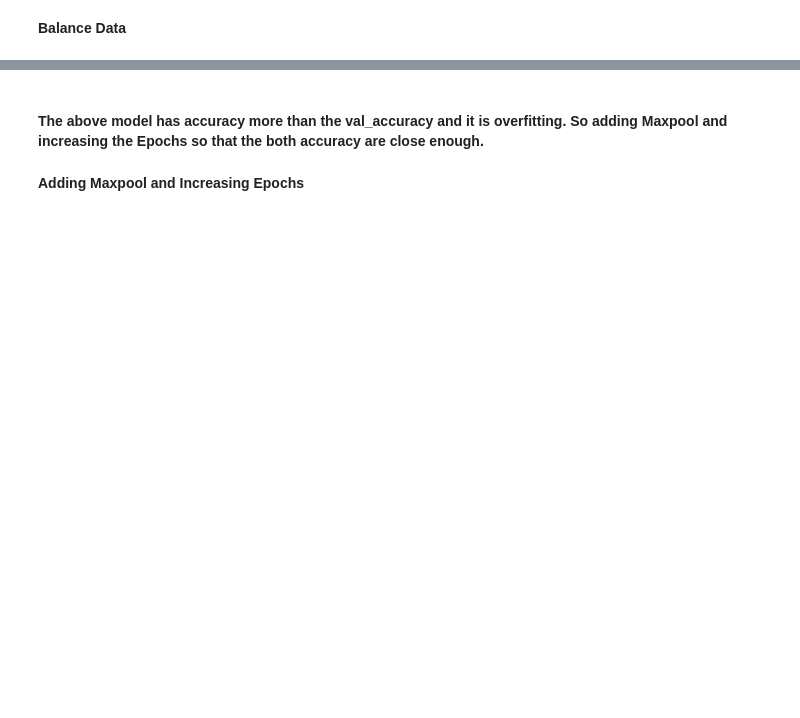
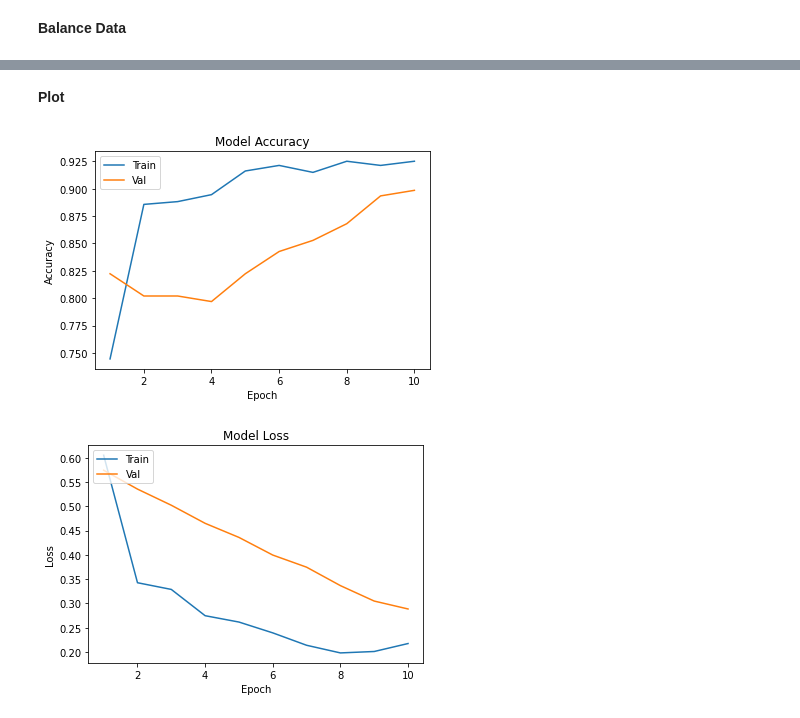
Before and after one commit to sahug/ds-tensorflow, a Jupyter notebook: Tensorflow - Credit Card Fraud Detection Using CNN.ipynb, the cells around one changed output, grey strips where cells are left out. Drawn from its saved outputs; the diff is of its cells as text; code cells hidden in the pictures; blank space fills up the shorter version.

```diff
--- a/Tensorflow - Credit Card Fraud Detection Using CNN.ipynb
+++ b/Tensorflow - Credit Card Fraud Detection Using CNN.ipynb
@@ -68,6 +356,3 @@ x_train.shape, x_test.shape
 scaler = StandardScaler()
 x_train = scaler.fit_transform(x_train)
 x_test = scaler.transform(x_test)
-# %%
-y_train = y_train.to_numpy()
-y_test = y_test.to_numpy()
@@ -84,15 +367,16 @@ x_train.shape, x_test.shape
 # %%
-epochs = 20
 model = Sequential()
 
 # Layer 1
 model.add(Conv1D(32, 2, activation="relu", input_shape=x_train[0].shape))
 model.add(BatchNormalization())
+model.add(MaxPool1D(2))
 model.add(Dropout(0.2))
 
 # Layer 2
 model.add(Conv1D(64, 2, activation="relu"))
 model.add(BatchNormalization())
+model.add(MaxPool1D(2))
 model.add(Dropout(0.5))
 
 # Layer 3
@@ -102,3 +386,9 @@ model.add(Dropout(0.5))
 
 # Layer 4
 model.add(Dense(1, activation="sigmoid"))
+
+model.compile(
+    optimizer=keras.optimizers.Adam(lr=0.001), loss="binary_crossentropy", metrics=["accuracy"]
+)
+
+model.summary()
@@ -107,8 +413,4 @@ model.summary()
-# %%
-model.compile(
-    optimizer=Adam(lr=0.0001), loss="binary_crossentropy", metrics=["accuracy"]
-)
 # %%
 history = model.fit(
-    x_train, y_train, epochs=epochs, validation_data=(x_test, y_test), verbose=1
+    x_train, y_train, epochs=10, validation_data=(x_test, y_test), verbose=1
 )
@@ -117,10 +438,27 @@ epoch_range = range(1, epochs + 1)
+# %% [markdown]
+**Plot**
 # %%
+epoch_range = range(1, 11)
+
 # Plot training and validation accuracy values
 # sparse_categorical_accuracy vs val_sparse_categorical_accuracy
 plt.plot(epoch_range, history.history["accuracy"])
 plt.plot(epoch_range, history.history["val_accuracy"])
 plt.title("Model Accuracy")
 plt.ylabel("Accuracy")
 plt.xlabel("Epoch")
 plt.legend(["Train", "Val"], loc="upper left")
 plt.show()
+
+# Plot training and validation loss values
+# Loss vs Val_Loss
+plt.plot(epoch_range, history.history["loss"])
+plt.plot(epoch_range, history.history["val_loss"])
+plt.title("Model Loss")
+plt.ylabel("Loss")
+plt.xlabel("Epoch")
+plt.legend(["Train", "Val"], loc="upper left")
+plt.show()
+# %% [output]
+[figure, added]
+[figure, added]
@@ -137,4 +464,0 @@ plt.show()
-# %% [markdown]
-#### The above model has accuracy more than the val_accuracy and it is overfitting. So adding Maxpool and increasing the Epochs so that the both accuracy are close enough.
-# %% [markdown]
-**Adding Maxpool and Increasing Epochs**
```
Also changed, not shown: parts of 45 cells of this notebook.
